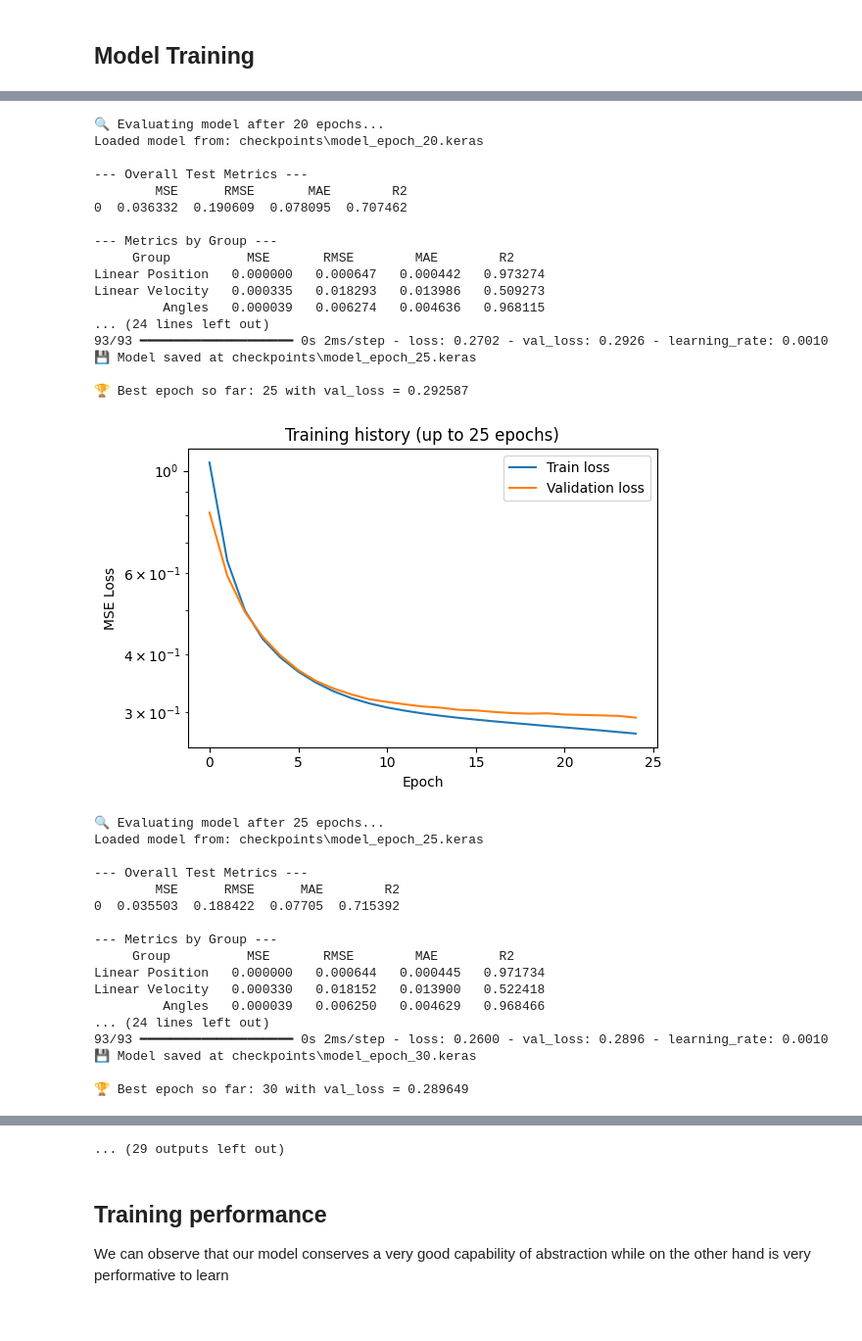
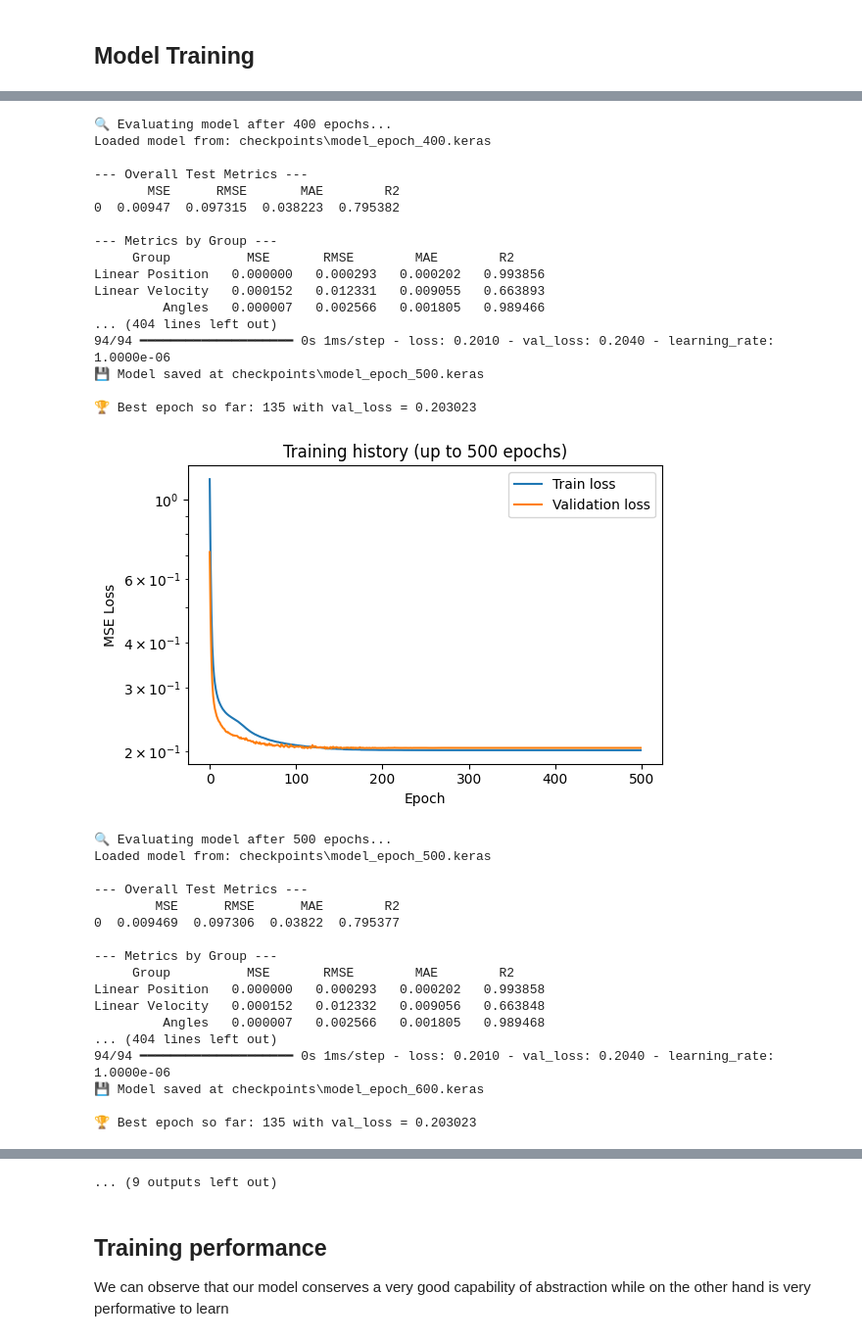
Before and after one commit to Alessandro-Di-Giorgio/Flaoty-experiments, a Jupyter notebook: 4) All_shuffle_rollout.ipynb, the cells around one changed output, grey strips where cells are left out. Shown at 98% size. Cells and saved outputs as stored; diff of their text form; code cells hidden in the pictures.

```diff
--- a/4) All_shuffle_rollout.ipynb
+++ b/4) All_shuffle_rollout.ipynb
@@ -270,8 +282,8 @@ import joblib
 import pandas as pd
 
 # --- Configuration ---
-total_epochs = 100
-eval_interval = 5    # evaluate every 100 epochs
+total_epochs = 1000
+eval_interval = 100    # evaluate every 100 epochs
 batch_size = 128
 save_dir = "checkpoints"
 
@@ -470,35 +482,35 @@ Linear Velocity   0.000339   0.018417   0.014042   0.499457
-🔍 Evaluating model after 20 epochs...
-Loaded model from: checkpoints\model_epoch_20.keras
+🔍 Evaluating model after 400 epochs...
+Loaded model from: checkpoints\model_epoch_400.keras
 
 --- Overall Test Metrics ---
-        MSE      RMSE       MAE        R2
-0  0.036332  0.190609  0.078095  0.707462
+       MSE      RMSE       MAE        R2
+0  0.00947  0.097315  0.038223  0.795382
 
 --- Metrics by Group ---
      Group          MSE       RMSE        MAE        R2
-Linear Position   0.000000   0.000647   0.000442   0.973274
-Linear Velocity   0.000335   0.018293   0.013986   0.509273
-         Angles   0.000039   0.006274   0.004636   0.968115
-... (24 lines left out)
-93/93 ━━━━━━━━━━━━━━━━━━━━ 0s 2ms/step - loss: 0.2702 - val_loss: 0.2926 - learning_rate: 0.0010
-💾 Model saved at checkpoints\model_epoch_25.keras
+Linear Position   0.000000   0.000293   0.000202   0.993856
+Linear Velocity   0.000152   0.012331   0.009055   0.663893
+         Angles   0.000007   0.002566   0.001805   0.989466
+... (404 lines left out)
+94/94 ━━━━━━━━━━━━━━━━━━━━ 0s 1ms/step - loss: 0.2010 - val_loss: 0.2040 - learning_rate: 1.0000e-06
+💾 Model saved at checkpoints\model_epoch_500.keras
 
-🏆 Best epoch so far: 25 with val_loss = 0.292587
+🏆 Best epoch so far: 135 with val_loss = 0.203023
-[figure, old version]
+[figure, new version]
-🔍 Evaluating model after 25 epochs...
-Loaded model from: checkpoints\model_epoch_25.keras
+🔍 Evaluating model after 500 epochs...
+Loaded model from: checkpoints\model_epoch_500.keras
 
 --- Overall Test Metrics ---
         MSE      RMSE      MAE        R2
-0  0.035503  0.188422  0.07705  0.715392
+0  0.009469  0.097306  0.03822  0.795377
 
 --- Metrics by Group ---
      Group          MSE       RMSE        MAE        R2
-Linear Position   0.000000   0.000644   0.000445   0.971734
-Linear Velocity   0.000330   0.018152   0.013900   0.522418
-         Angles   0.000039   0.006250   0.004629   0.968466
-... (24 lines left out)
-93/93 ━━━━━━━━━━━━━━━━━━━━ 0s 2ms/step - loss: 0.2600 - val_loss: 0.2896 - learning_rate: 0.0010
-💾 Model saved at checkpoints\model_epoch_30.keras
+Linear Position   0.000000   0.000293   0.000202   0.993858
+Linear Velocity   0.000152   0.012332   0.009056   0.663848
+         Angles   0.000007   0.002566   0.001805   0.989468
+... (404 lines left out)
+94/94 ━━━━━━━━━━━━━━━━━━━━ 0s 1ms/step - loss: 0.2010 - val_loss: 0.2040 - learning_rate: 1.0000e-06
+💾 Model saved at checkpoints\model_epoch_600.keras
 
-🏆 Best epoch so far: 30 with val_loss = 0.289649
+🏆 Best epoch so far: 135 with val_loss = 0.203023
@@ -506,4 +518,4 @@ Linear Velocity   0.000330   0.018152   0.013900   0.522418
-... (29 outputs left out)
+... (9 outputs left out)
 # %% [markdown]
 ## Training performance
 We can observe that our model conserves a very good capability of abstraction while on the other hand is very performative to learn
```
Also changed, not shown: parts of 5 cells of this notebook.
